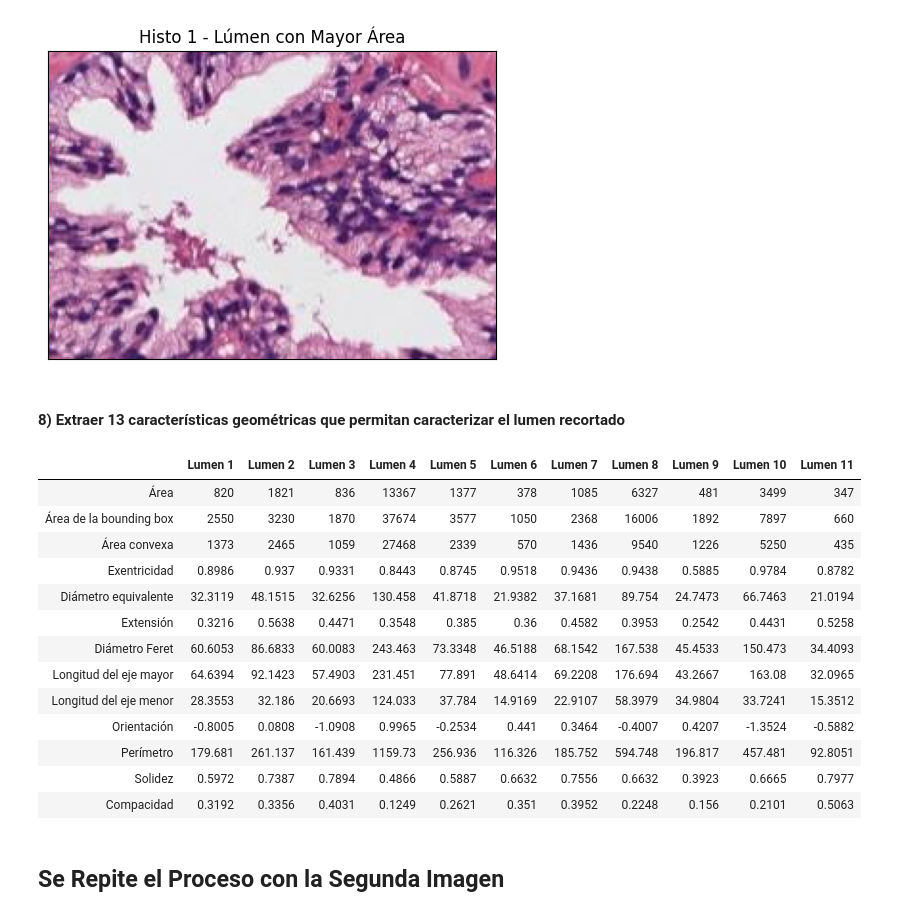
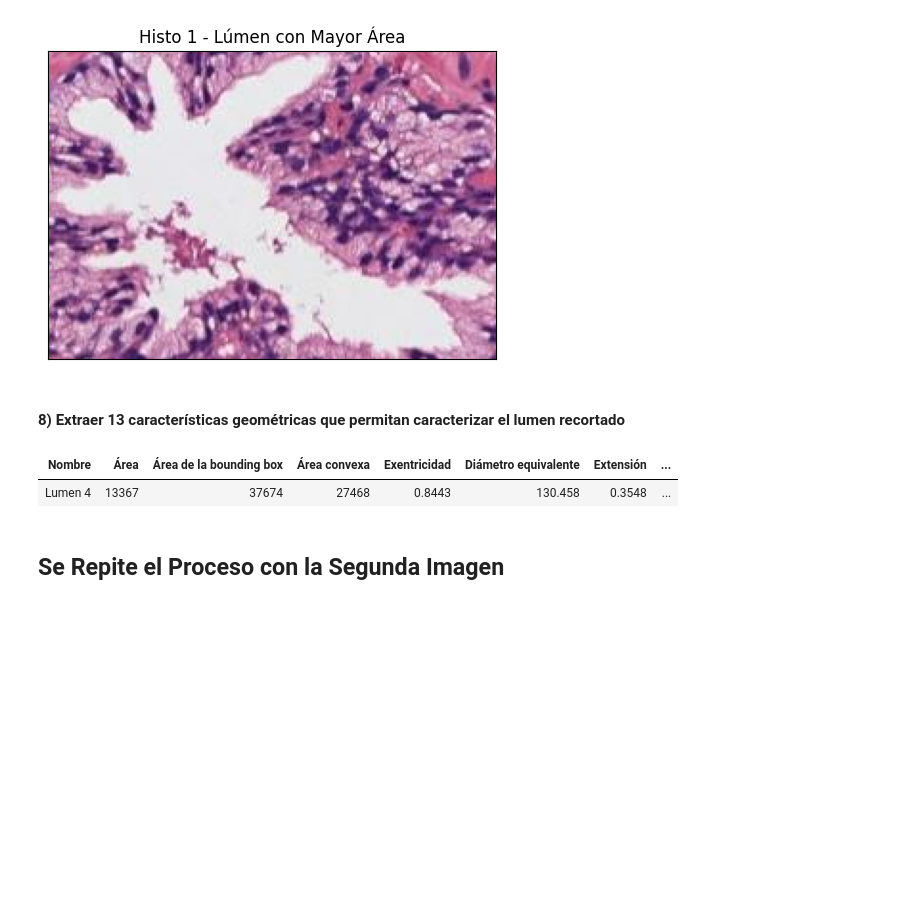
Before and after one commit to cedaniel200/viu-aprendizaje-supervisado, a Jupyter notebook: actividades/Actividad_Computer_Vision_C1_MenesesGuevara_CesarDaniel.ipynb, the cells around one changed output. Cells and saved outputs as stored; diff of their text form; code cells hidden in the pictures; blank space fills up the shorter version.

```diff
--- a/actividades/Actividad_Computer_Vision_C1_MenesesGuevara_CesarDaniel.ipynb
+++ b/actividades/Actividad_Computer_Vision_C1_MenesesGuevara_CesarDaniel.ipynb
@@ -227,41 +233,28 @@ El lumen 4 tiene el mayor área: 13367.0
 # %%
 # Calcular las siguientes características del crop del lumen de mayor área, redondeando su valor hasta el cuarto decimal.
 # 1) Área
 # 2) Área de la bounding box
 # 3) Área convexa
 # 4) Exentricidad
 # 5) Diámetro equivalente
 # 6) Extensión
 # 7) Diámetro Feret
 # 8) Longitud del eje mayor
 # 9) Longitud del eje menor
 # 10) Orientación
 # 11) Perímetro
 # 12) Solidez
 # 13) Compacidad
 
-def tabular_informacion(propiedades):
-    num = len(propiedades[0])
-    headers = [f"Lumen {num}" for num in range(1, num)]
-    html_table = tabulate(propiedades, headers=headers, tablefmt="html")
+def tabular_informacion(posicion_lumen, propiedades):
+    prop = propiedades[posicion_lumen - 1]
+    html_table = tabulate([prop], headers="keys", tablefmt="html")
     display(HTML(html_table))
 
-tabular_informacion(histo_1_propiedades)
+tabular_informacion(posicion_lumen_con_mayor_area_histo_1, histo_1_propiedades)
 # %% [output]
-|  | Lumen 1 | Lumen 2 | Lumen 3 | Lumen 4 | Lumen 5 | Lumen 6 | Lumen 7 | Lumen 8 | Lumen 9 | Lumen 10 | Lumen 11 |
-| Área | 820 | 1821 | 836 | 13367 | 1377 | 378 | 1085 | 6327 | 481 | 3499 | 347 |
-| Área de la bounding box | 2550 | 3230 | 1870 | 37674 | 3577 | 1050 | 2368 | 16006 | 1892 | 7897 | 660 |
-| Área convexa | 1373 | 2465 | 1059 | 27468 | 2339 | 570 | 1436 | 9540 | 1226 | 5250 | 435 |
-| Exentricidad | 0.8986 | 0.937 | 0.9331 | 0.8443 | 0.8745 | 0.9518 | 0.9436 | 0.9438 | 0.5885 | 0.9784 | 0.8782 |
-| Diámetro equivalente | 32.3119 | 48.1515 | 32.6256 | 130.458 | 41.8718 | 21.9382 | 37.1681 | 89.754 | 24.7473 | 66.7463 | 21.0194 |
-| Extensión | 0.3216 | 0.5638 | 0.4471 | 0.3548 | 0.385 | 0.36 | 0.4582 | 0.3953 | 0.2542 | 0.4431 | 0.5258 |
-| Diámetro Feret | 60.6053 | 86.6833 | 60.0083 | 243.463 | 73.3348 | 46.5188 | 68.1542 | 167.538 | 45.4533 | 150.473 | 34.4093 |
-| Longitud del eje mayor | 64.6394 | 92.1423 | 57.4903 | 231.451 | 77.891 | 48.6414 | 69.2208 | 176.694 | 43.2667 | 163.08 | 32.0965 |
-| Longitud del eje menor | 28.3553 | 32.186 | 20.6693 | 124.033 | 37.784 | 14.9169 | 22.9107 | 58.3979 | 34.9804 | 33.7241 | 15.3512 |
-| Orientación | -0.8005 | 0.0808 | -1.0908 | 0.9965 | -0.2534 | 0.441 | 0.3464 | -0.4007 | 0.4207 | -1.3524 | -0.5882 |
-| Perímetro | 179.681 | 261.137 | 161.439 | 1159.73 | 256.936 | 116.326 | 185.752 | 594.748 | 196.817 | 457.481 | 92.8051 |
-| Solidez | 0.5972 | 0.7387 | 0.7894 | 0.4866 | 0.5887 | 0.6632 | 0.7556 | 0.6632 | 0.3923 | 0.6665 | 0.7977 |
-| Compacidad | 0.3192 | 0.3356 | 0.4031 | 0.1249 | 0.2621 | 0.351 | 0.3952 | 0.2248 | 0.156 | 0.2101 | 0.5063 |
+| Nombre | Área | Área de la bounding box | Área convexa | Exentricidad | Diámetro equivalente | Extensión | ... |
+| Lumen 4 | 13367 | 37674 | 27468 | 0.8443 | 130.458 | 0.3548 | ... |
 # %% [markdown]
 ## Se Repite el Proceso con la Segunda Imagen
 # %%
```
Also changed, not shown: parts of 3 cells of this notebook.
